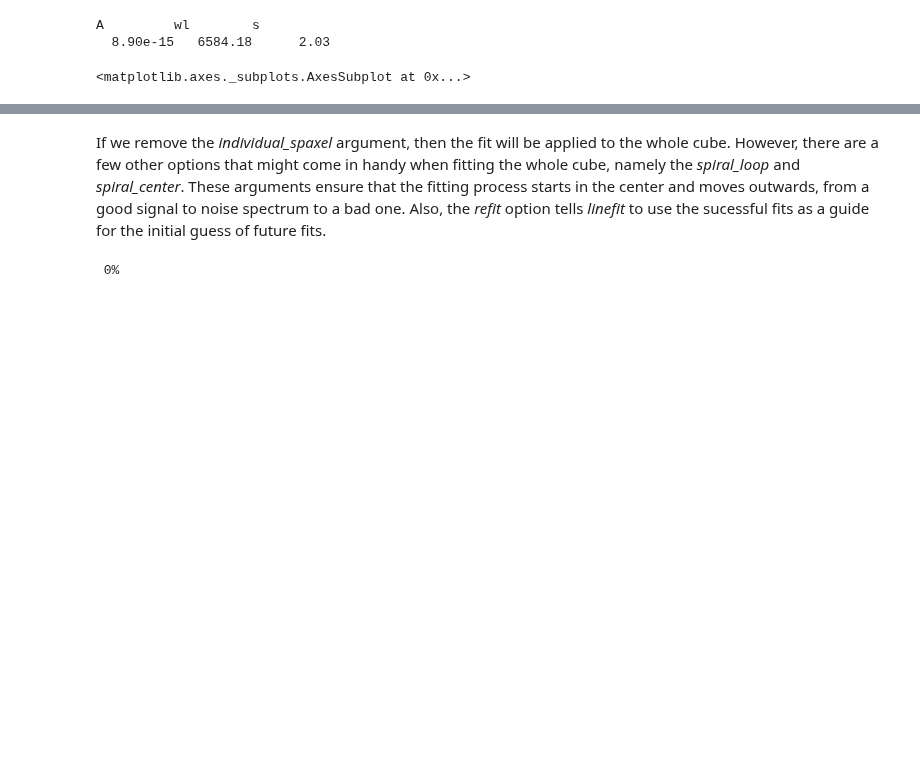
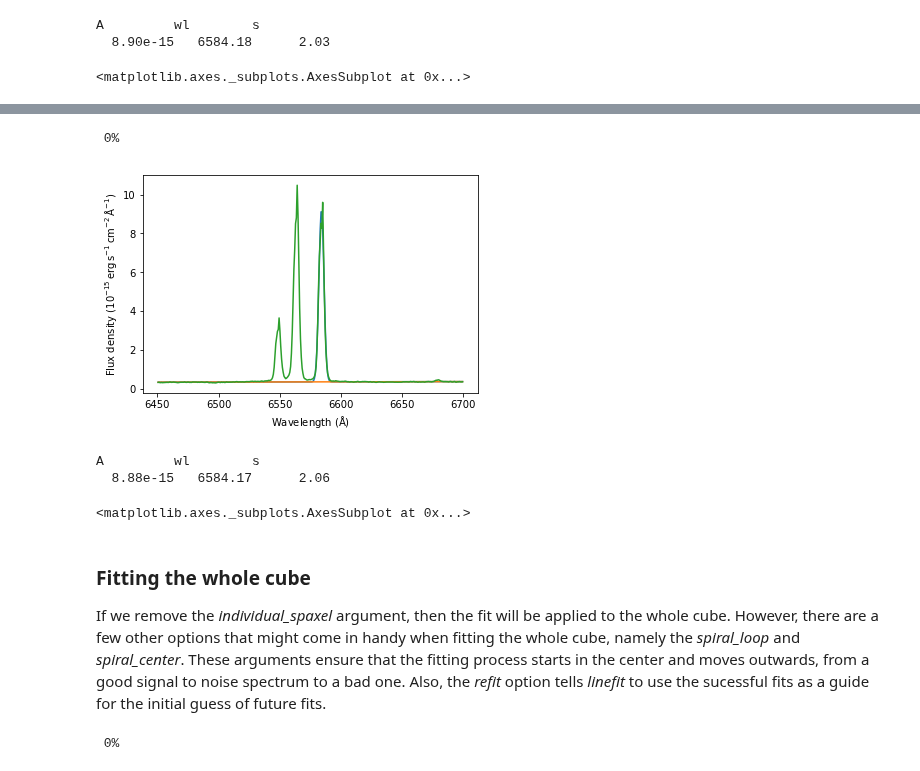
Before and after one commit to danielrd6/ifscube, a Jupyter notebook: ifscube/examples/cube_examples.ipynb, the cells around one changed output, grey strips where cells are left out. Cells and saved outputs as stored; diff of their text form; code cells hidden in the pictures; blank space fills up the shorter version.

```diff
--- a/ifscube/examples/cube_examples.ipynb
+++ b/ifscube/examples/cube_examples.ipynb
@@ -69,4 +73,21 @@ A         wl        s
+# %%
+continuum_options = dict(degr=1, niterate=3, lower_threshold=1, upper_threshold=1)
+
+myfit = mycube.linefit(
+    p0, function='gaussian', fitting_window=(6450, 6700), individual_spec=(3, 3),
+    copts=continuum_options,
+)
+
+mycube.plotfit(3, 3)
+# %% [output]
+ 0%
+[figure, added]
+A         wl        s
+  8.88e-15   6584.17      2.06
+<matplotlib.axes._subplots.AxesSubplot at 0x...>
 # %% [markdown]
+### Fitting the whole cube
+
 If we remove the *individual_spaxel* argument, then the fit will be applied to the whole cube. However, there are a few other options that might come in handy when fitting the whole cube, namely the *spiral_loop* and *spiral_center*. These arguments ensure that the fitting process starts in the center and moves outwards, from a good signal to noise spectrum to a bad one. Also, the *refit* option tells *linefit* to use the sucessful fits as a guide for the initial guess of future fits.
 # %%
 myfit = mycube.linefit(
```
Also changed, not shown: parts of 9 cells of this notebook.
